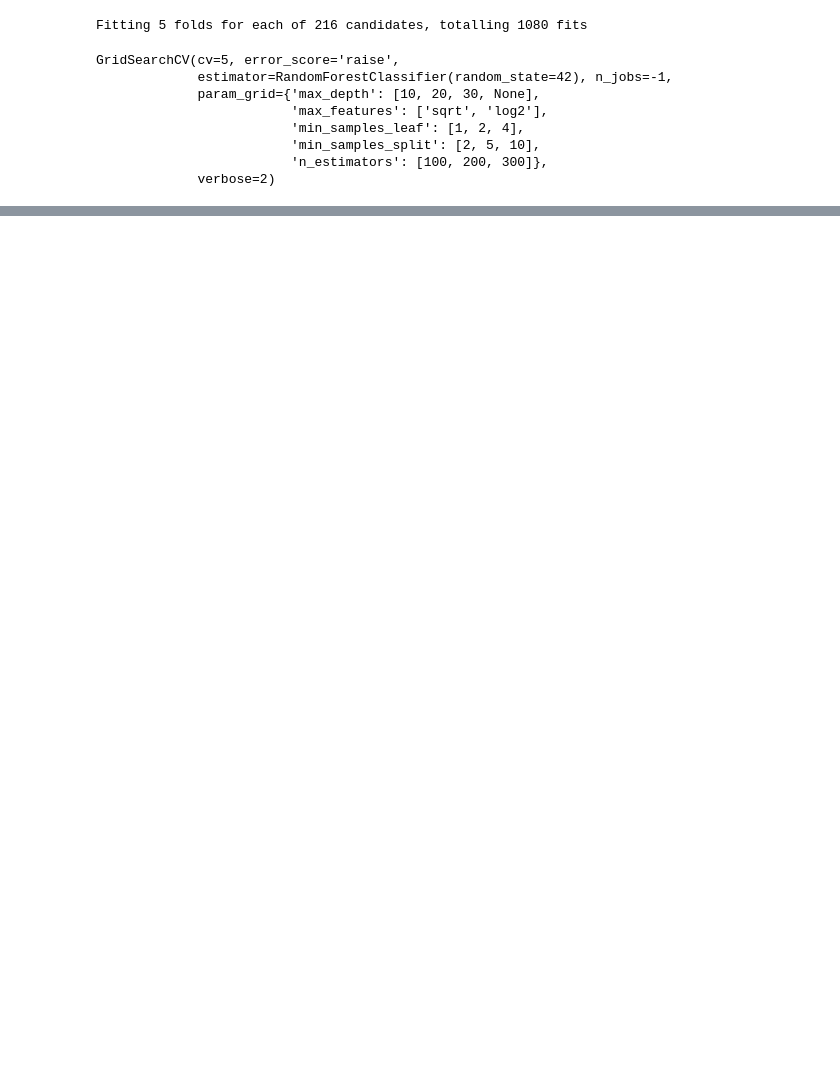
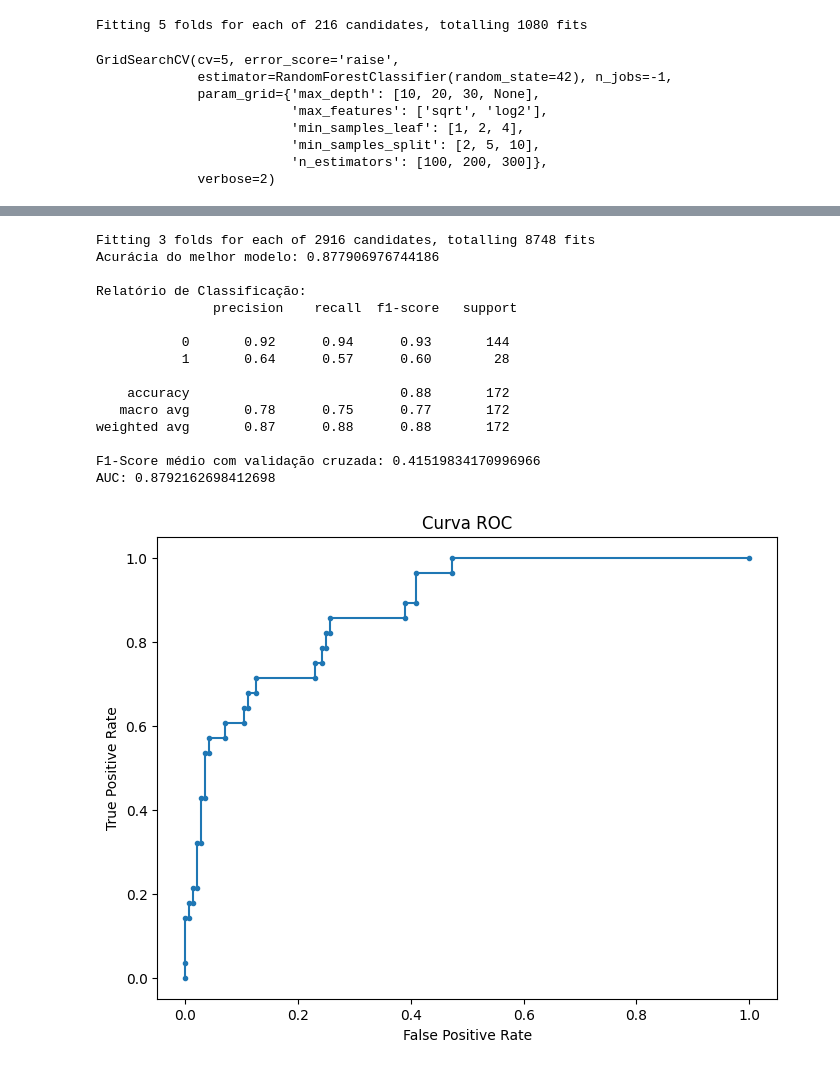
Before and after one commit to eugeniogdiniz/PosTechDataScience_Fiap, a Jupyter notebook: 05_Deep_Learning/TechChallenge/Script/notebook/DATATHON_PASSOS_MÁGICOSv2.ipynb, the cells around one changed output, grey strips where cells are left out. Saved outputs shown, nothing was run; the diff lists cells and outputs as text; code cells hidden in the pictures; blank space fills up the shorter version.

```diff
--- a/05_Deep_Learning/TechChallenge/Script/notebook/DATATHON_PASSOS_MÁGICOSv2.ipynb
+++ b/05_Deep_Learning/TechChallenge/Script/notebook/DATATHON_PASSOS_MÁGICOSv2.ipynb
@@ -505,0 +513,79 @@ else:
+# %%
+# Remove as linhas com valores NaN
+passos_magicos_22_clean = passos_magicos_22.dropna()
+
+# Define as variáveis preditoras (X) e a variável alvo (y)
+X = passos_magicos_22_clean.drop('INDICADO_BOLSA_2022', axis=1)
+y = passos_magicos_22_clean['INDICADO_BOLSA_2022']
+
+# Divide os dados em conjuntos de treinamento e teste
+X_train, X_test, y_train, y_test = train_test_split(X, y, test_size=0.20, random_state=21)
+
+# Aplicar SMOTE para lidar com o desbalanceamento de classes
+smote = SMOTE(random_state=21)
+X_train_resampled, y_train_resampled = smote.fit_resample(X_train, y_train)
+
+# Parâmetros para Grid Search
+param_grid = {
+    'n_estimators': [100, 200, 300],
+    'learning_rate': [0.01, 0.1, 0.2],
+    'max_depth': [3, 5, 7],
+    'subsample': [0.8, 1.0],
+    'colsample_bytree': [0.8, 1.0],
+    'scale_pos_weight': [1, 5, 10],  # Ajustando o peso das classes
+    'min_child_weight': [1, 5, 10],  # Ajustando o peso dos filhos
+    'gamma': [0, 0.1, 0.2]  # Ajustando o parâmetro gamma
+}
+
+# Grid Search para encontrar os melhores hiperparâmetros
+grid_search = GridSearchCV(estimator=xgb.XGBClassifier(random_state=21),
+                           param_grid=param_grid,
+                           cv=3,
+                           scoring='f1',
+                           n_jobs=-1,
+                           verbose=2)
+
+grid_search.fit(X_train_resampled, y_train_resampled)
+best_model = grid_search.best_estimator_
+
+# Avaliar o modelo com o melhor ajuste
+y_pred = best_model.predict(X_test)
+accuracy = accuracy_score(y_test, y_pred)
+report = classification_report(y_test, y_pred)
+
+print("Acurácia do melhor modelo:", accuracy)
+print("\nRelatório de Classificação:\n", report)
+
+# Avaliação com validação cruzada
+cv_scores = cross_val_score(best_model, X, y, cv=5, scoring='f1')
+print("F1-Score médio com validação cruzada:", cv_scores.mean())
+
+# Avaliação adicional com AUC e curva ROC
+y_proba = best_model.predict_proba(X_test)[:, 1]
+roc_auc = roc_auc_score(y_test, y_proba)
+print("AUC:", roc_auc)
+
+fpr, tpr, _ = roc_curve(y_test, y_proba)
+plt.figure(figsize=(8, 6))
+plt.plot(fpr, tpr, marker='.')
+plt.xlabel('False Positive Rate')
+plt.ylabel('True Positive Rate')
+plt.title('Curva ROC')
+plt.show()
+# %% [output]
+Fitting 3 folds for each of 2916 candidates, totalling 8748 fits
+Acurácia do melhor modelo: 0.877906976744186
+
+Relatório de Classificação:
+               precision    recall  f1-score   support
+
+           0       0.92      0.94      0.93       144
+           1       0.64      0.57      0.60        28
+
+    accuracy                           0.88       172
+   macro avg       0.78      0.75      0.77       172
+weighted avg       0.87      0.88      0.88       172
+
+F1-Score médio com validação cruzada: 0.41519834170996966
+AUC: 0.8792162698412698
+[figure, added]
```
Also changed, not shown: parts of 27 cells of this notebook.
